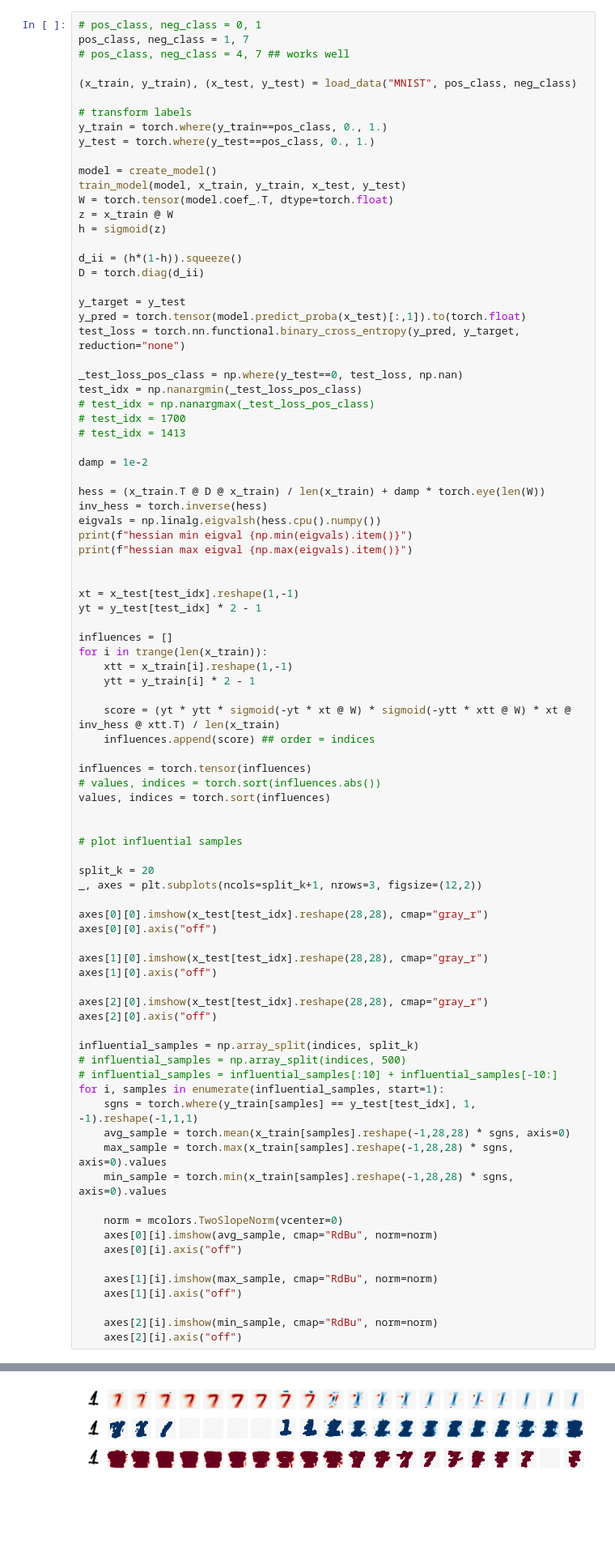
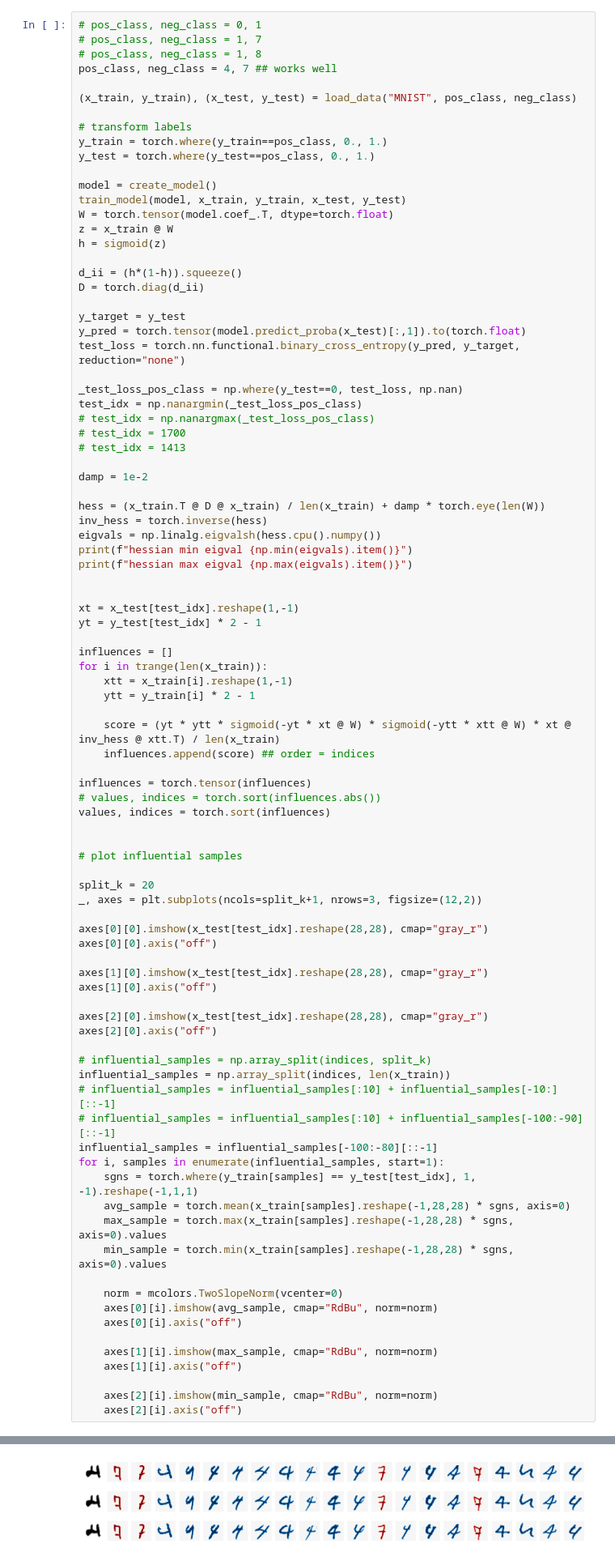
Before and after one commit to yoenoo/TDA, a Jupyter notebook: regression/classification.ipynb, the cells around one changed output, grey strips where cells are left out. Shown at 81% size. Saved outputs shown, nothing was run; the diff lists cells and outputs as text; blank space fills up the shorter version.

```diff
--- a/regression/classification.ipynb
+++ b/regression/classification.ipynb
@@ -68,8 +68,9 @@ def sigmoid(x): return 1 / (1 + torch.exp(-x))
 # model.compute_hessian(x_train, y_train).shape
 # %%
 # pos_class, neg_class = 0, 1
-pos_class, neg_class = 1, 7
-# pos_class, neg_class = 4, 7 ## works well
+# pos_class, neg_class = 1, 7
+# pos_class, neg_class = 1, 8
+pos_class, neg_class = 4, 7 ## works well
 
 (x_train, y_train), (x_test, y_test) = load_data("MNIST", pos_class, neg_class)
 
@@ -135,9 +136,11 @@ axes[1][0].axis("off")
 axes[2][0].imshow(x_test[test_idx].reshape(28,28), cmap="gray_r")
 axes[2][0].axis("off")
 
-influential_samples = np.array_split(indices, split_k)
-# influential_samples = np.array_split(indices, 500)
-# influential_samples = influential_samples[:10] + influential_samples[-10:]
+# influential_samples = np.array_split(indices, split_k)
+influential_samples = np.array_split(indices, len(x_train))
+# influential_samples = influential_samples[:10] + influential_samples[-10:][::-1]
+# influential_samples = influential_samples[:10] + influential_samples[-100:-90][::-1]
+influential_samples = influential_samples[-100:-80][::-1]
 for i, samples in enumerate(influential_samples, start=1):
     sgns = torch.where(y_train[samples] == y_test[test_idx], 1, -1).reshape(-1,1,1)
     avg_sample = torch.mean(x_train[samples].reshape(-1,28,28) * sgns, axis=0)
@@ -160 +163 @@ hessian max eigval 0.09309239685535431
-[figure, old version]
+[figure, new version]
```
Also changed, not shown: parts of 6 cells of this notebook, 2 other files.
